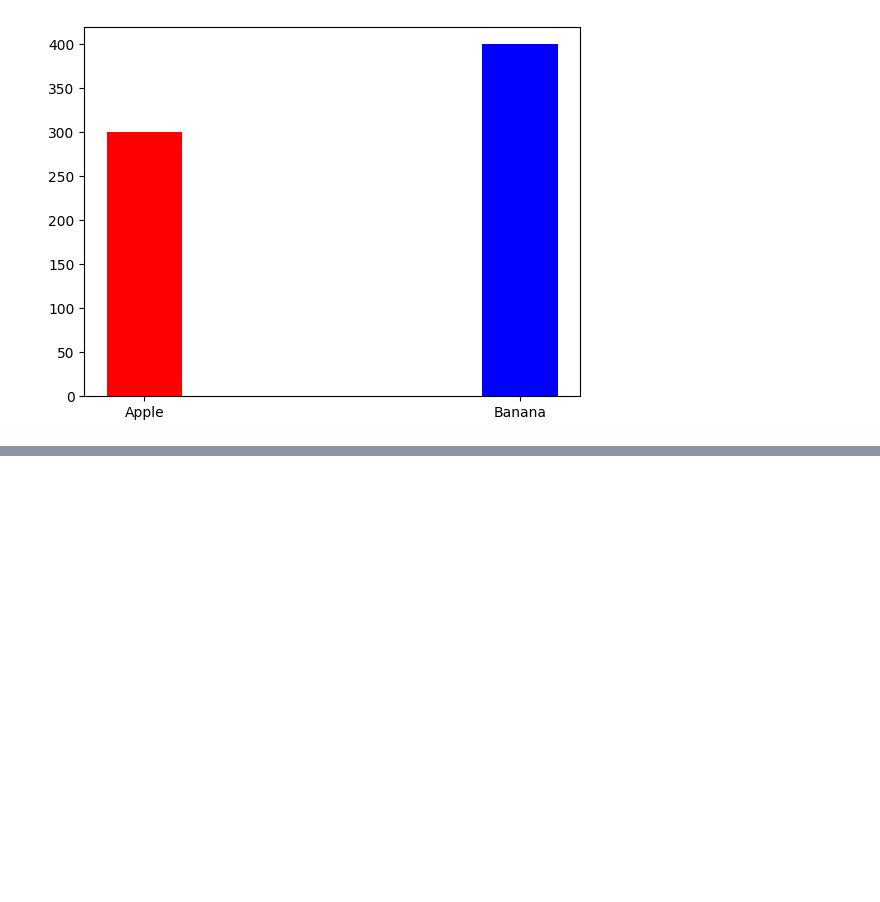
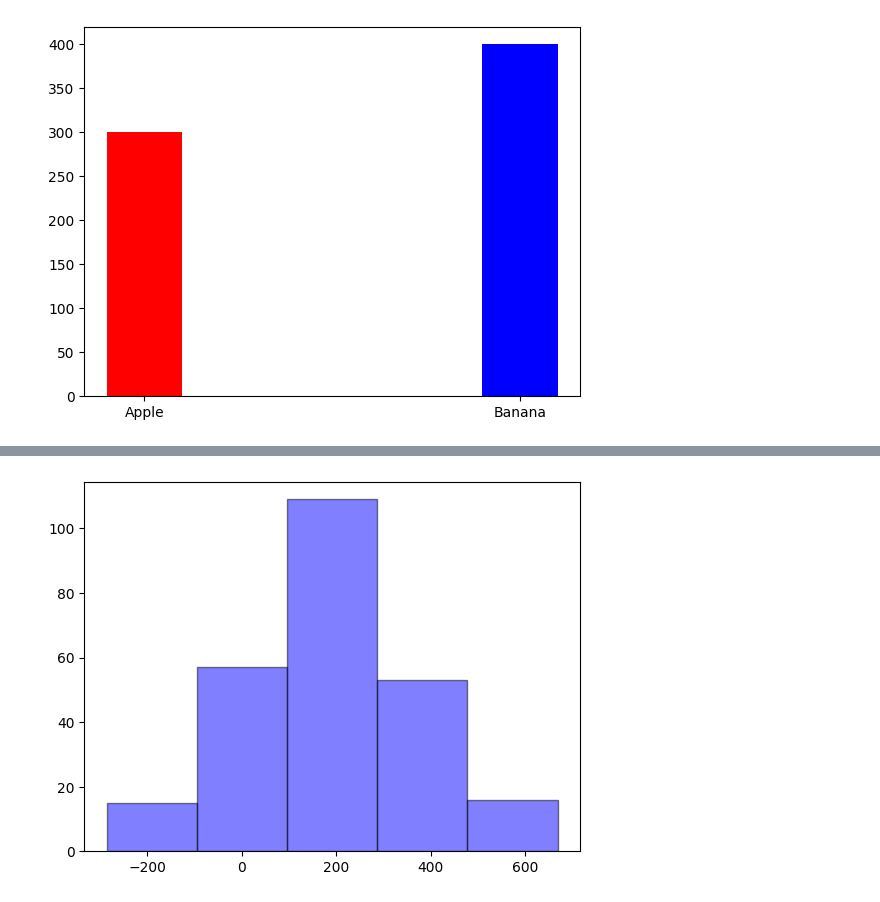
Before and after one commit to TouseefDataScientist/Machine-learning, a Jupyter notebook: satti.ipynb, the cells around one changed output, grey strips where cells are left out. Cells and saved outputs as stored; diff of their text form; code cells hidden in the pictures; blank space fills up the shorter version.

```diff
--- a/satti.ipynb
+++ b/satti.ipynb
@@ -147,0 +155,7 @@ plt.bar(c,d, color=col, width=0.2)
+# %%
+#matlotlib through Histograms
+a = np.random.normal(170, 180, 250)
+plt.hist(a, bins=5, alpha=0.5, color= 'blue', edgecolor= 'black')
+plt.show()
+# %% [output]
+[figure, added]
```
Also changed, not shown: parts of 10 cells of this notebook.
